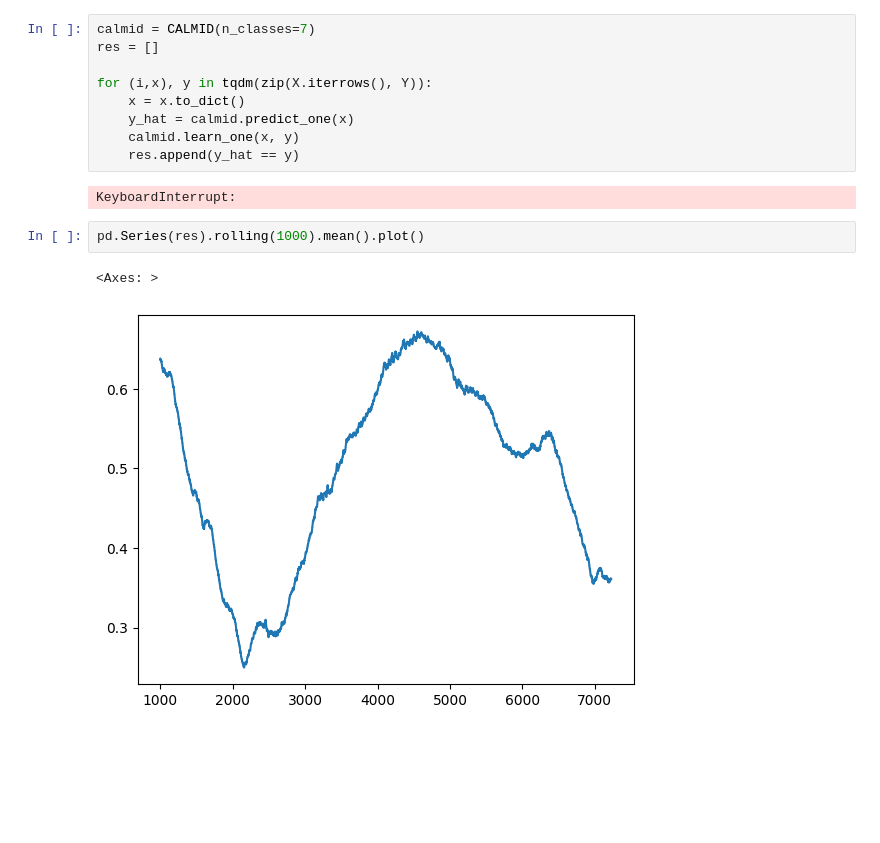
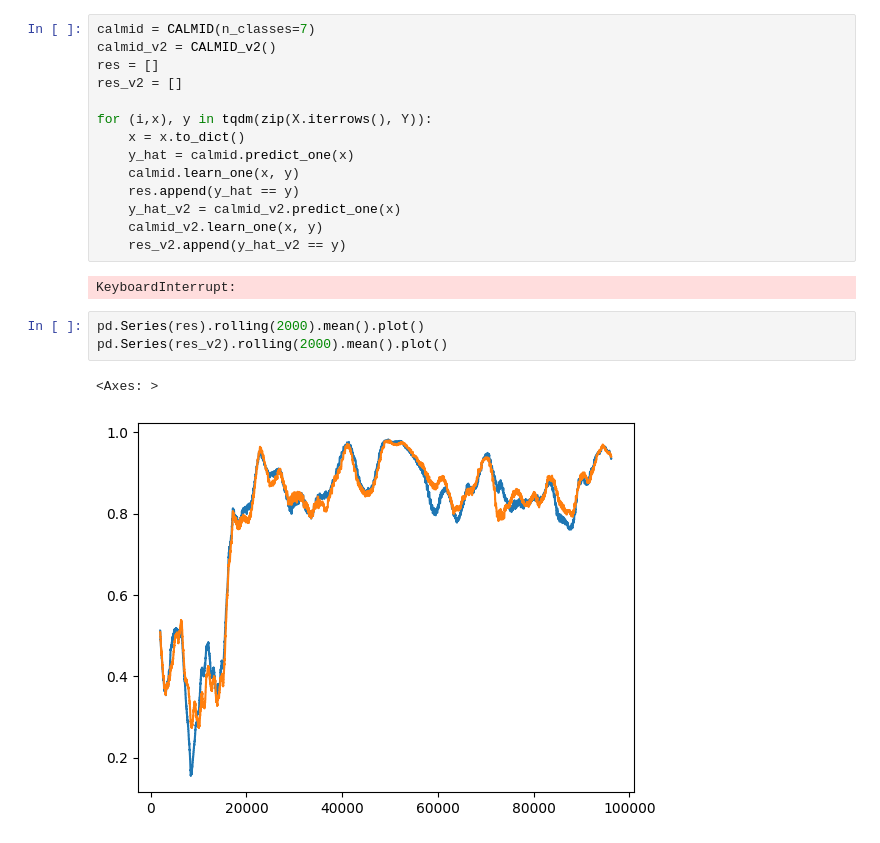
Before and after one commit to augustin-cramer/CALMID, a Jupyter notebook: notebooks_augustin/test_covertype.ipynb, the cells around one changed output. Cells and saved outputs as stored; diff of their text form; blank space fills up the shorter version.

```diff
--- a/notebooks_augustin/test_covertype.ipynb
+++ b/notebooks_augustin/test_covertype.ipynb
@@ -20,17 +23,23 @@ print(f"There are {X.shape[0]} examples in the dataset with {(X.shape[1])} featu
 There are 581012 examples in the dataset with 54 features and 7 labels ([1, 2, 3, 4, 5, 6, 7])
 # %%
 calmid = CALMID(n_classes=7)
+calmid_v2 = CALMID_v2()
 res = []
+res_v2 = []
 
 for (i,x), y in tqdm(zip(X.iterrows(), Y)):
     x = x.to_dict()
     y_hat = calmid.predict_one(x)
     calmid.learn_one(x, y)
     res.append(y_hat == y)
+    y_hat_v2 = calmid_v2.predict_one(x)
+    calmid_v2.learn_one(x, y)
+    res_v2.append(y_hat_v2 == y)
 # %% [output]
 KeyboardInterrupt:
 # %%
-pd.Series(res).rolling(1000).mean().plot()
+pd.Series(res).rolling(2000).mean().plot()
+pd.Series(res_v2).rolling(2000).mean().plot()
 # %% [output]
 <Axes: >
-[figure, old version]
+[figure, new version]
```
Also changed, not shown: parts of 2 cells of this notebook.
